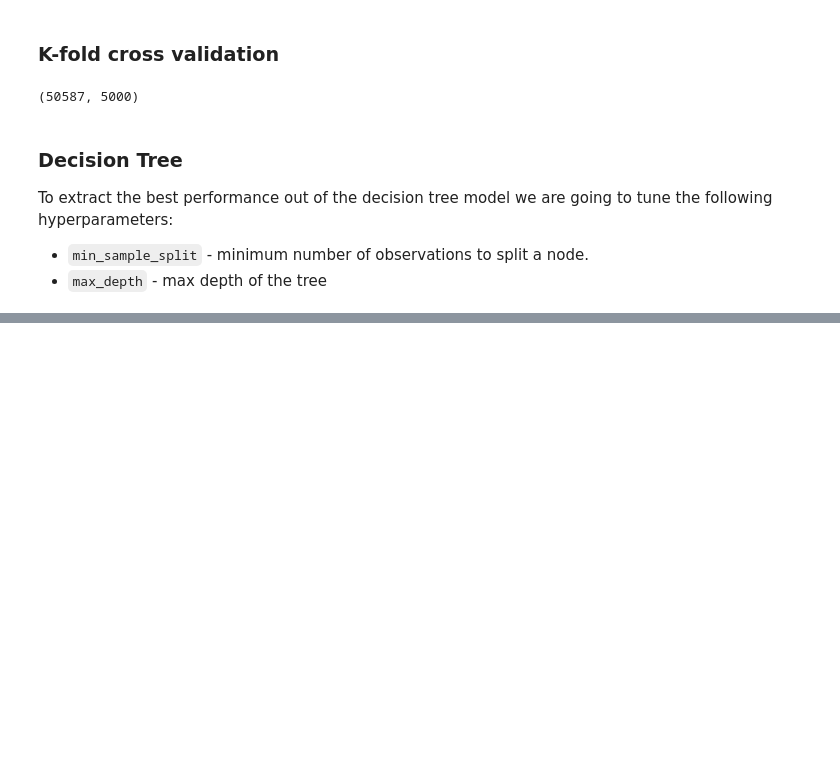
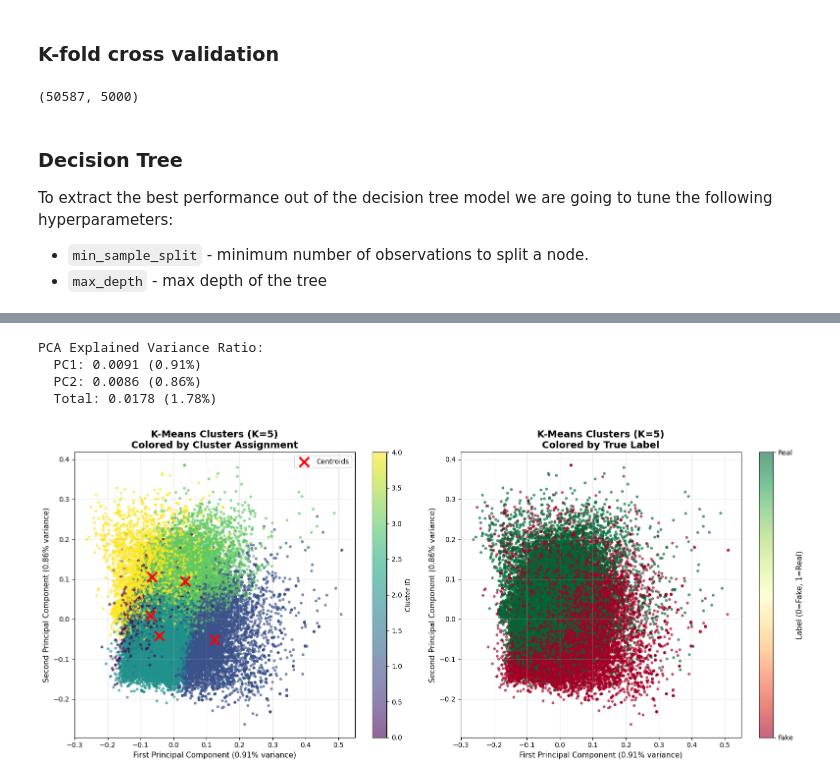
Before and after one commit to guiijose/NTT-DATA-challenge, a Jupyter notebook: src/main.ipynb, the cells around one changed output, grey strips where cells are left out. Cells and saved outputs as stored; diff of their text form; code cells hidden in the pictures; blank space fills up the shorter version.

```diff
--- a/src/main.ipynb
+++ b/src/main.ipynb
@@ -100,0 +798,17 @@ print("Best accuracy:", grid.best_score_)
+# %%
+# Apply K-Means clustering with K=5
+
+kmeans = KMeans(n_clusters=5, random_state=RANDOM_STATE, n_init=10, max_iter=300)
+cluster_labels = kmeans.fit_predict(X_train_cluster)
+
+print("K-Means clustering completed!")
+print(f"Number of clusters: 5")
+print(f"Number of samples: {len(cluster_labels)}")
+print(f"\nCluster distribution:")
+unique, counts = np.unique(cluster_labels, return_counts=True)
+for cluster_id, count in zip(unique, counts):
+    print(f"  Cluster {cluster_id}: {count} samples ({count/len(cluster_labels)*100:.2f}%)")
+
+# Calculate silhouette score
+silhouette_avg = silhouette_score(X_train_cluster, cluster_labels)
+print(f"\nSilhouette Score: {silhouette_avg:.4f}")
@@ -100,0 +930,60 @@ print("Best accuracy:", grid.best_score_)
+# %%
+# Apply PCA to reduce to 2D
+pca = PCA(n_components=2, random_state=RANDOM_STATE)
+X_pca = pca.fit_transform(X_train_cluster)
+
+print(f"PCA Explained Variance Ratio:")
+print(f"  PC1: {pca.explained_variance_ratio_[0]:.4f} ({pca.explained_variance_ratio_[0]*100:.2f}%)")
+print(f"  PC2: {pca.explained_variance_ratio_[1]:.4f} ({pca.explained_variance_ratio_[1]*100:.2f}%)")
+print(f"  Total: {pca.explained_variance_ratio_.sum():.4f} ({pca.explained_variance_ratio_.sum()*100:.2f}%)")
+
+# Create visualizations
+fig, (ax1, ax2) = plt.subplots(1, 2, figsize=(16, 7))
+
+# Plot 1: Colored by cluster assignment
+scatter1 = ax1.scatter(X_pca[:, 0], X_pca[:, 1], c=cluster_labels, cmap='viridis', alpha=0.6, s=10)
+ax1.set_xlabel(f'First Principal Component ({pca.explained_variance_ratio_[0]*100:.2f}% variance)', fontsize=11)
+ax1.set_ylabel(f'Second Principal Component ({pca.explained_variance_ratio_[1]*100:.2f}% variance)', fontsize=11)
+ax1.set_title('K-Means Clusters (K=5)\nColored by Cluster Assignment', fontsize=14, fontweight='bold')
+ax1.grid(alpha=0.3)
+plt.colorbar(scatter1, ax=ax1, label='Cluster ID')
+
+# Plot centroids
+centroids_pca = pca.transform(centroids)
+ax1.scatter(centroids_pca[:, 0], centroids_pca[:, 1], c='red', marker='x', s=200, linewidths=3, label='Centroids')
+ax1.legend()
+
+# Plot 2: Colored by true label
+scatter2 = ax2.scatter(X_pca[:, 0], X_pca[:, 1], c=y_train_cluster, cmap='RdYlGn', alpha=0.6, s=10)
+ax2.set_xlabel(f'First Principal Component ({pca.explained_variance_ratio_[0]*100:.2f}% variance)', fontsize=11)
+ax2.set_ylabel(f'Second Principal Component ({pca.explained_variance_ratio_[1]*100:.2f}% variance)', fontsize=11)
+ax2.set_title('K-Means Clusters (K=5)\nColored by True Label', fontsize=14, fontweight='bold')
+ax2.grid(alpha=0.3)
+cbar = plt.colorbar(scatter2, ax=ax2)
+cbar.set_label('Label (0=Fake, 1=Real)', fontsize=11)
+cbar.set_ticks([0, 1])
+cbar.set_ticklabels(['Fake', 'Real'])
+
+plt.tight_layout()
+plt.show()
+
+# Analyze cluster-label alignment
+print("\n" + "=" * 80)
+print("Cluster-Label Alignment Analysis")
+print("=" * 80)
+for cluster_id in range(5):
+    cluster_mask = cluster_labels == cluster_id
+    cluster_true_labels = y_train_cluster[cluster_mask]
+    fake_pct = np.sum(cluster_true_labels == 0) / len(cluster_true_labels) * 100
+    real_pct = np.sum(cluster_true_labels == 1) / len(cluster_true_labels) * 100
+
+    print(f"\nCluster {cluster_id} ({semantic_labels[cluster_id]}):")
+    print(f"  Fake news: {fake_pct:.1f}%")
+    print(f"  Real news: {real_pct:.1f}%")
+    print(f"  Purity: {max(fake_pct, real_pct):.1f}%")
+# %% [output]
+PCA Explained Variance Ratio:
+  PC1: 0.0091 (0.91%)
+  PC2: 0.0086 (0.86%)
+  Total: 0.0178 (1.78%)
+[figure, added]
```
Also changed, not shown: parts of 37 cells of this notebook.
